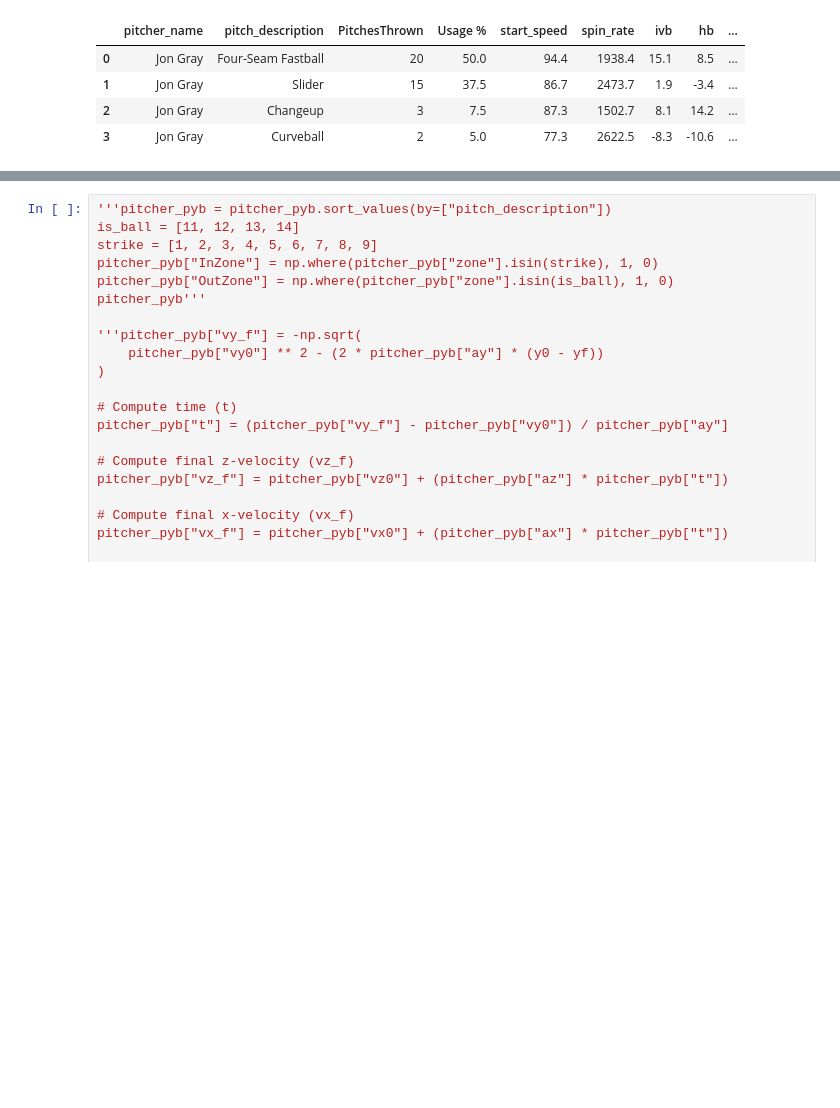
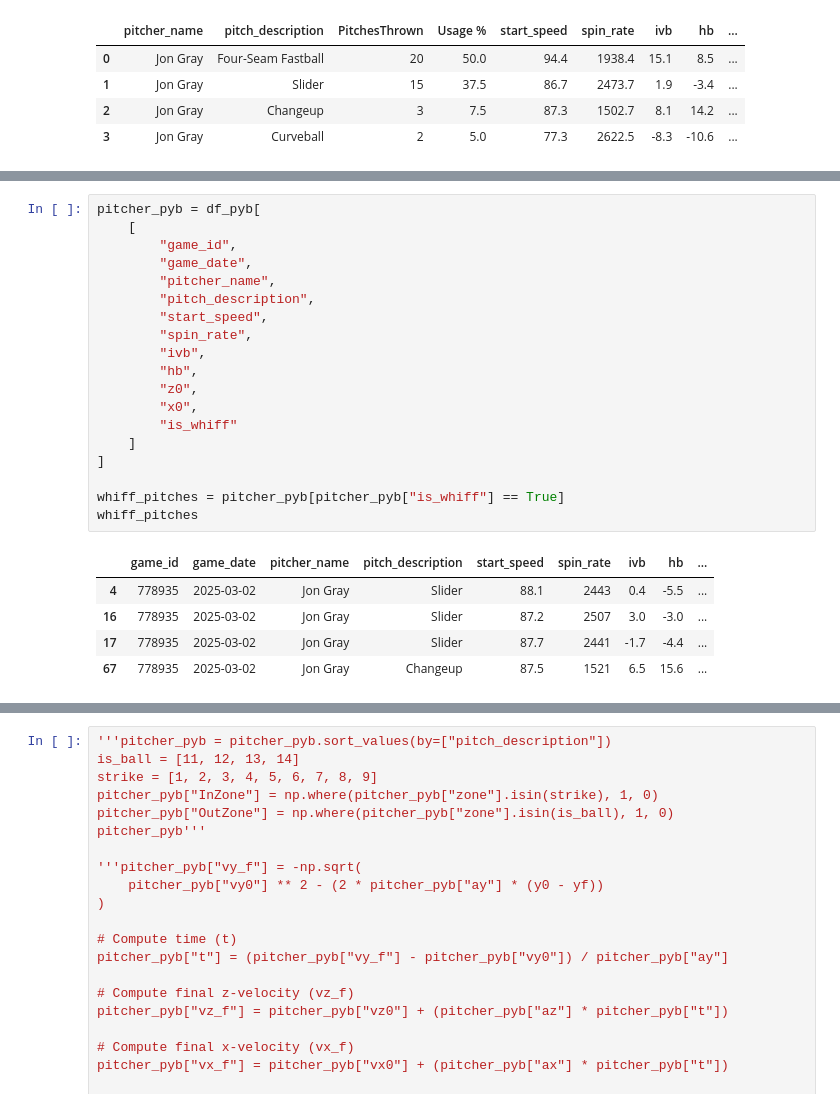
Before and after one commit to CarsonHallford/PitcherData, a Jupyter notebook: MLB_Scraper_Pitcher_Data.ipynb, the cells around one changed output, grey strips where cells are left out. Cells and saved outputs as stored; diff of their text form; blank space fills up the shorter version.

Commit message:
Added whiff section

```diff
--- a/MLB_Scraper_Pitcher_Data.ipynb
+++ b/MLB_Scraper_Pitcher_Data.ipynb
@@ -408,0 +421,25 @@ pitch_type_counts
+# %%
+pitcher_pyb = df_pyb[
+    [
+        "game_id",
+        "game_date",
+        "pitcher_name",
+        "pitch_description",
+        "start_speed",
+        "spin_rate",
+        "ivb",
+        "hb",
+        "z0",
+        "x0",
+        "is_whiff"
+    ]
+]
+
+whiff_pitches = pitcher_pyb[pitcher_pyb["is_whiff"] == True]
+whiff_pitches
+# %% [output]
+|  | game_id | game_date | pitcher_name | pitch_description | start_speed | spin_rate | ivb | hb | ... |
+| 4 | 778935 | 2025-03-02 | Jon Gray | Slider | 88.1 | 2443 | 0.4 | -5.5 | ... |
+| 16 | 778935 | 2025-03-02 | Jon Gray | Slider | 87.2 | 2507 | 3.0 | -3.0 | ... |
+| 17 | 778935 | 2025-03-02 | Jon Gray | Slider | 87.7 | 2441 | -1.7 | -4.4 | ... |
+| 67 | 778935 | 2025-03-02 | Jon Gray | Changeup | 87.5 | 1521 | 6.5 | 15.6 | ... |
```
Also changed, not shown: parts of 5 cells of this notebook.
